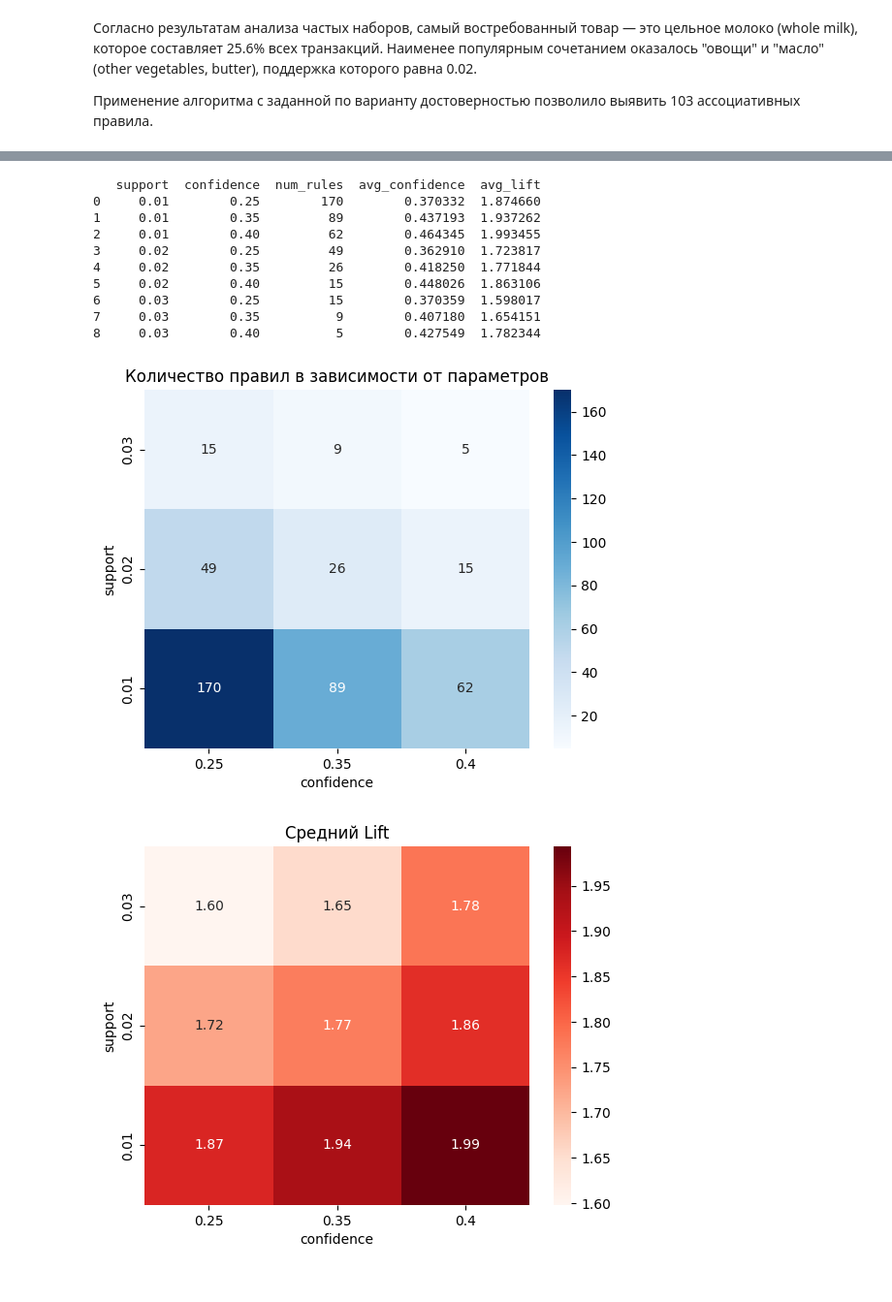
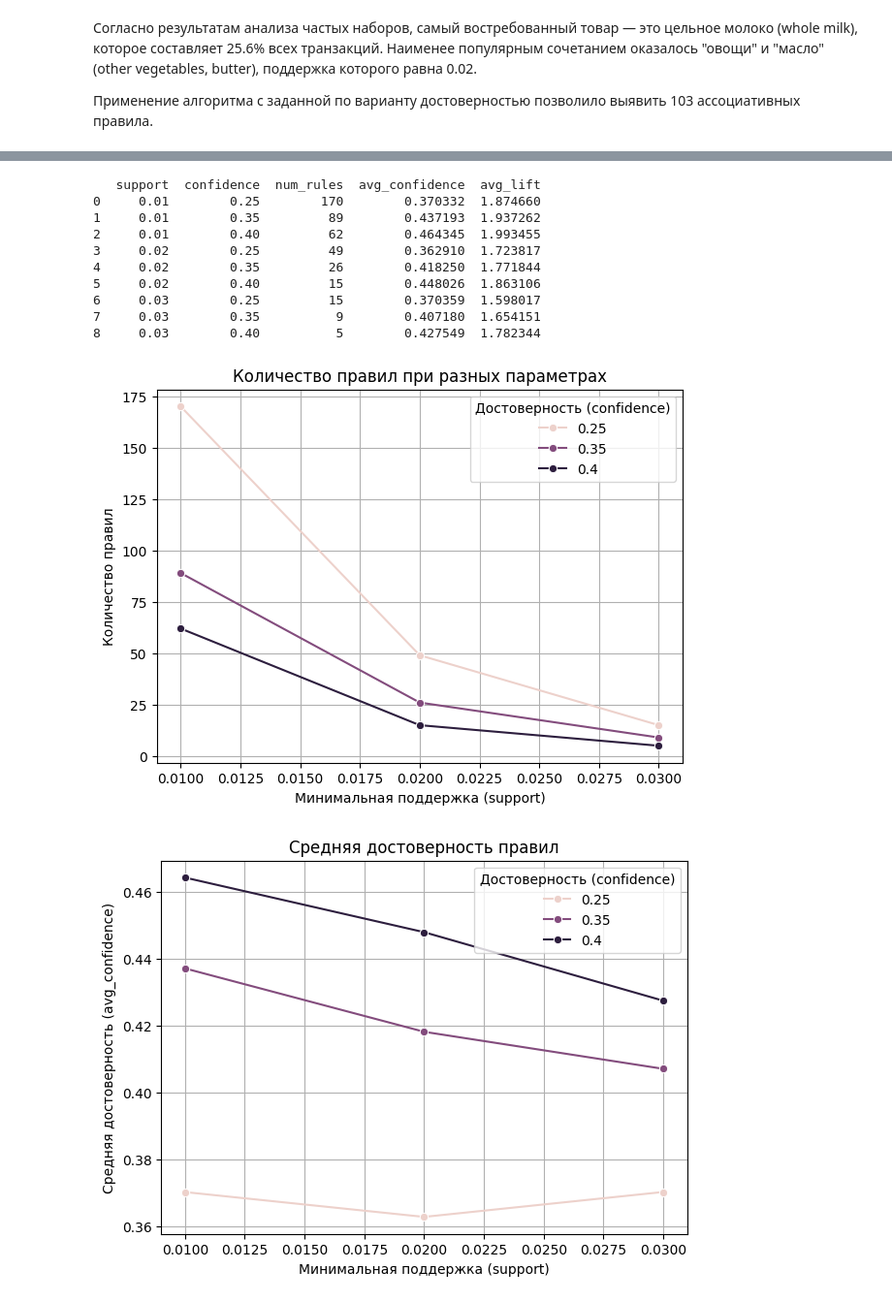
Before and after one commit to IRONINBEAT/MachineLearnin, a Jupyter notebook: association_rules.ipynb, the cells around one changed output, grey strips where cells are left out. Shown at 97% size. Cells and saved outputs as stored; diff of their text form; code cells hidden in the pictures.

Commit message:
Лаба2: ассоциативные правила

```diff
--- a/association_rules.ipynb
+++ b/association_rules.ipynb
@@ -17,11 +23,14 @@ for row in data:
     products = [item.strip() for item in row if item.strip() != '']
     count = len(products)
     new_row = [count] + products
-    # Дополнение пустыми ячейками до длины заголовка
     new_row.extend([''] * (len(header) - len(new_row)))
     transformed_data.append(new_row)
 
 with open('groceries_transformed.csv', 'w', newline='', encoding='utf-8') as outfile:
     writer = csv.writer(outfile)
     writer.writerows(transformed_data)
+
+print("Первые строки преобразованного файла:")
+for row in transformed_data[:5]:
+    print(row)
 # %% [output]
@@ -228,44 +295,55 @@ for sup in supports:
         num_rules = len(rule_set)
         avg_confidence = rule_set['confidence'].mean() if num_rules > 0 else 0
         avg_lift = rule_set['lift'].mean() if num_rules > 0 else 0
         useful_rules = len(rule_set[rule_set['lift'] > 1])
 
         results.append({
             'support': sup,
             'confidence': conf,
             'num_rules': num_rules,
             'avg_confidence': avg_confidence,
             'avg_lift': avg_lift,
         })
 
 results_df = pd.DataFrame(results)
 print(results_df)
 
-
-import seaborn as sns
-import matplotlib.pyplot as plt
-
-pivot_table = results_df.pivot(index='support', columns='confidence',
-                               values='num_rules').sort_index(ascending=False)
-sns.heatmap(pivot_table, annot=True, fmt='.0f', cmap="Blues")
-plt.title('Количество правил в зависимости от параметров')
+plt.figure(figsize=(7,5))
+sns.lineplot(data=results_df, x='support', y='num_rules', hue='confidence', marker='o')
+plt.title('Количество правил при разных параметрах')
+plt.xlabel('Минимальная поддержка (support)')
+plt.ylabel('Количество правил')
+plt.legend(title='Достоверность (confidence)')
+plt.grid(True)
 plt.show()
 
-pivot_lift = results_df.pivot(index='support', columns='confidence',
-                              values='avg_lift').sort_index(ascending=False)
-sns.heatmap(pivot_lift, annot=True, fmt='.2f', cmap="Reds")
-plt.title('Средний Lift')
+plt.figure(figsize=(7,5))
+sns.lineplot(data=results_df, x='support', y='avg_confidence', hue='confidence', marker='o')
+plt.title('Средняя достоверность правил')
+plt.xlabel('Минимальная поддержка (support)')
+plt.ylabel('Средняя достоверность (avg_confidence)')
+plt.legend(title='Достоверность (confidence)')
+plt.grid(True)
 plt.show()
+
+plt.figure(figsize=(7,5))
+sns.lineplot(data=results_df, x='support', y='avg_lift', hue='confidence', marker='o')
+plt.title('Средний lift при разных параметрах')
+plt.xlabel('Минимальная поддержка (support)')
+plt.ylabel('Средний lift')
+plt.legend(title='Достоверность (confidence)')
+plt.grid(True)
+plt.show()
 # %% [output]
    support  confidence  num_rules  avg_confidence  avg_lift
 0     0.01        0.25        170        0.370332  1.874660
 1     0.01        0.35         89        0.437193  1.937262
 2     0.01        0.40         62        0.464345  1.993455
 3     0.02        0.25         49        0.362910  1.723817
 4     0.02        0.35         26        0.418250  1.771844
 5     0.02        0.40         15        0.448026  1.863106
 6     0.03        0.25         15        0.370359  1.598017
 7     0.03        0.35          9        0.407180  1.654151
 8     0.03        0.40          5        0.427549  1.782344
-[figure, old version]
+[figure, new version]
-[figure, old version]
+[figure, new version]
```
Also changed, not shown: parts of 35 cells of this notebook.
